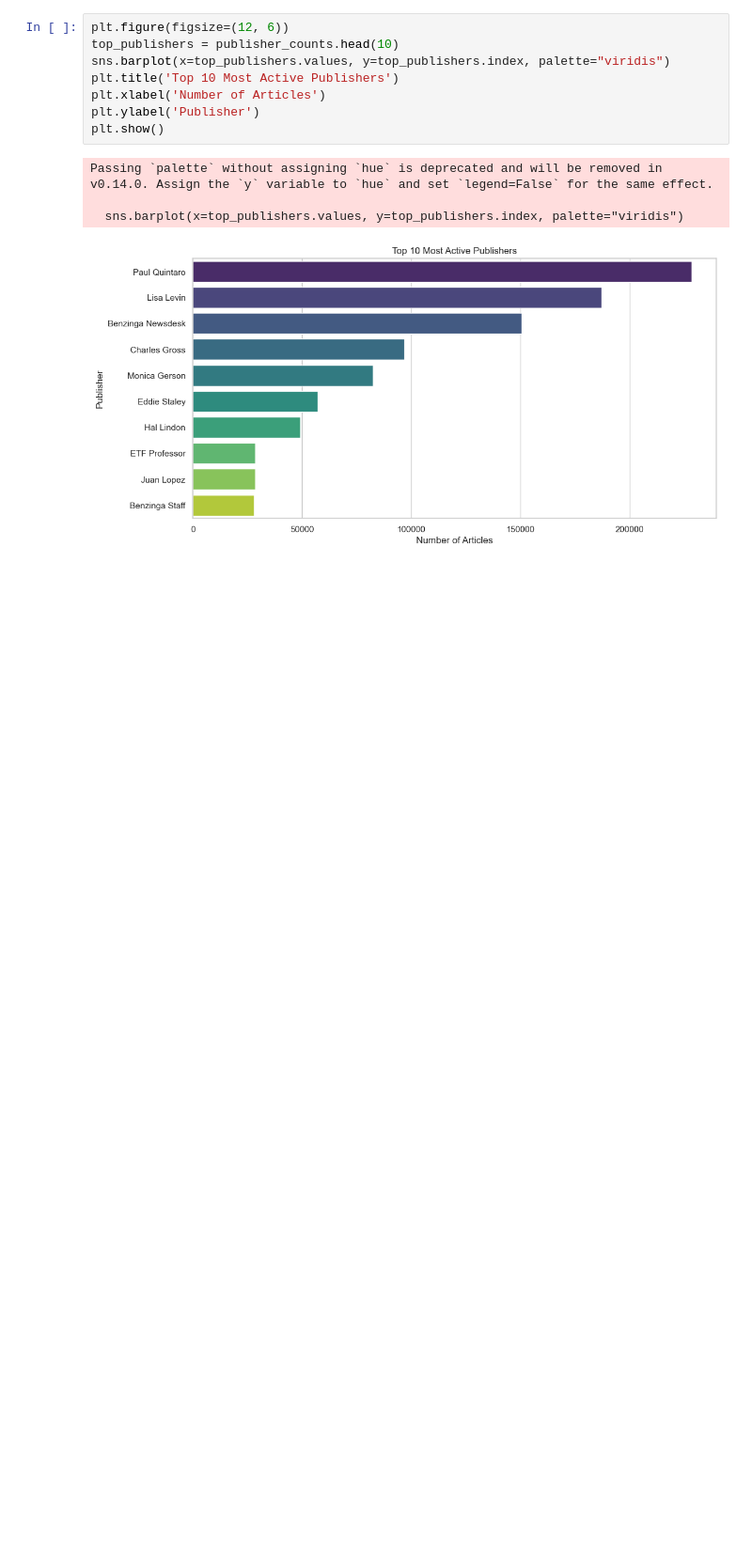
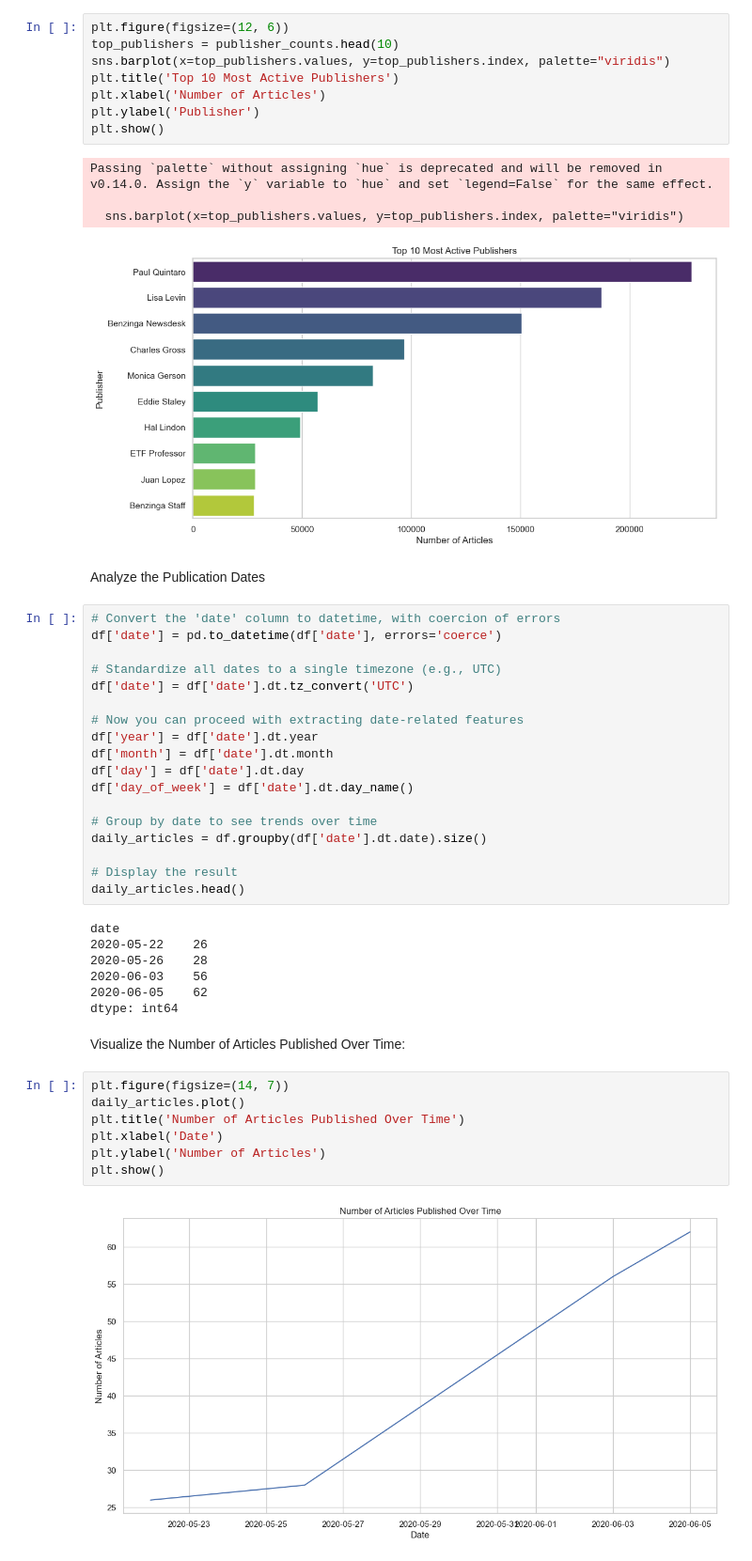
Before and after one commit to Birkity/Nova-Financial-Solutions-, a Jupyter notebook: notebooks/NovaEDA.ipynb, the cells around one changed output. Shown at 94% size. Drawn from its saved outputs; the diff is of its cells as text; blank space fills up the shorter version.

Commit message:
Analyze and Visualize Publication Dates

```diff
--- a/notebooks/NovaEDA.ipynb
+++ b/notebooks/NovaEDA.ipynb
@@ -86,3 +86,41 @@ Passing `palette` without assigning `hue` is deprecated and will be removed in v
 
   sns.barplot(x=top_publishers.values, y=top_publishers.index, palette="viridis")
 [figure]
+# %% [markdown]
+Analyze the Publication Dates
+# %%
+# Convert the 'date' column to datetime, with coercion of errors
+df['date'] = pd.to_datetime(df['date'], errors='coerce')
+
+# Standardize all dates to a single timezone (e.g., UTC)
+df['date'] = df['date'].dt.tz_convert('UTC')
+
+# Now you can proceed with extracting date-related features
+df['year'] = df['date'].dt.year
+df['month'] = df['date'].dt.month
+df['day'] = df['date'].dt.day
+df['day_of_week'] = df['date'].dt.day_name()
+
+# Group by date to see trends over time
+daily_articles = df.groupby(df['date'].dt.date).size()
+
+# Display the result
+daily_articles.head()
+# %% [output]
+date
+2020-05-22    26
+2020-05-26    28
+2020-06-03    56
+2020-06-05    62
+dtype: int64
+# %% [markdown]
+Visualize the Number of Articles Published Over Time:
+# %%
+plt.figure(figsize=(14, 7))
+daily_articles.plot()
+plt.title('Number of Articles Published Over Time')
+plt.xlabel('Date')
+plt.ylabel('Number of Articles')
+plt.show()
+# %% [output]
+[figure, added]
```
